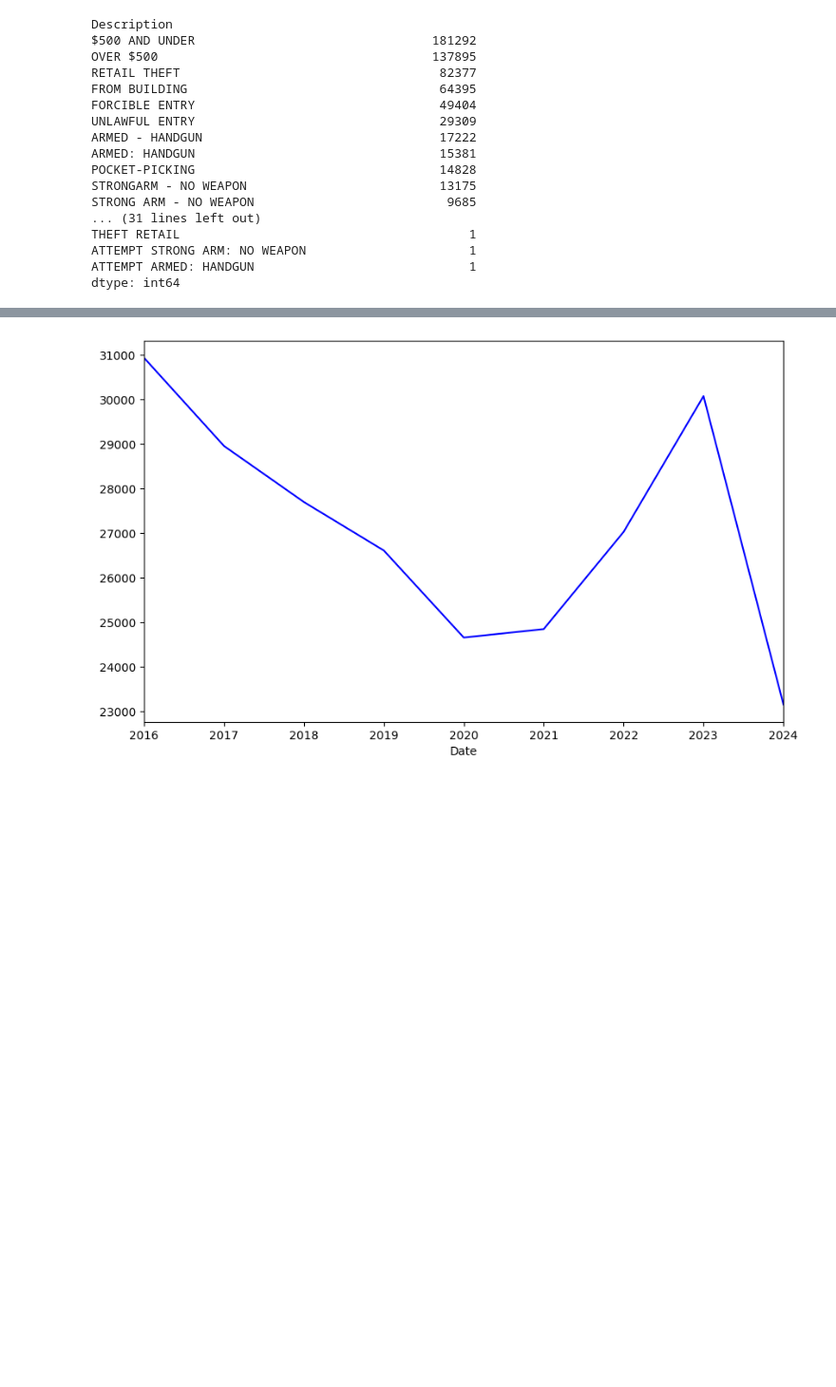
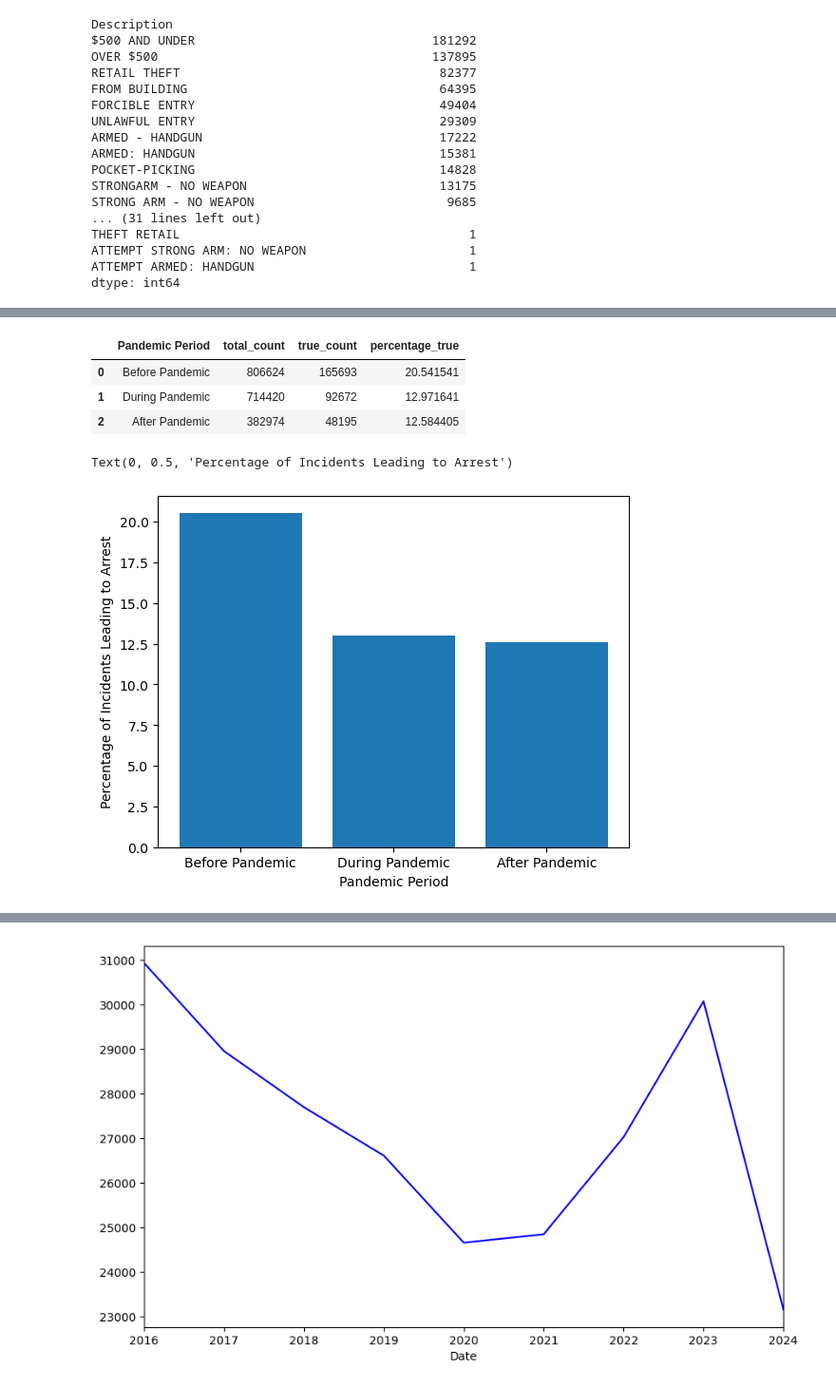
Before and after one commit to QJones76/team-project-1, a Jupyter notebook: Marks_Chicago_Crime.ipynb, the cells around one changed output, grey strips where cells are left out. Shown: that part at 95% size. Cells and saved outputs as stored; diff of their text form; code cells hidden in the pictures; blank space fills up the shorter version.

```diff
--- a/Marks_Chicago_Crime.ipynb
+++ b/Marks_Chicago_Crime.ipynb
@@ -181,0 +268,19 @@ criminal_daamge.plot(
+# %%
+period_percentage_true = df.groupby('Pandemic Period')['Arrest'].agg(
+    total_count='count',
+    true_count='sum'
+).reset_index()
+period_percentage_true['percentage_true'] = (period_percentage_true['true_count'] / period_percentage_true['total_count']) * 100
+period_percentage_true
+# %% [output]
+|  | Pandemic Period | total_count | true_count | percentage_true |
+| 0 | Before Pandemic | 806624 | 165693 | 20.541541 |
+| 1 | During Pandemic | 714420 | 92672 | 12.971641 |
+| 2 | After Pandemic | 382974 | 48195 | 12.584405 |
+# %%
+plt.bar(period_percentage_true['Pandemic Period'], period_percentage_true['percentage_true'], label='Total')
+plt.xlabel('Pandemic Period')
+plt.ylabel('Percentage of Incidents Leading to Arrest')
+# %% [output]
+Text(0, 0.5, 'Percentage of Incidents Leading to Arrest')
+[figure, added]
```
Also changed, not shown: parts of 14 cells of this notebook, 2 other files.
